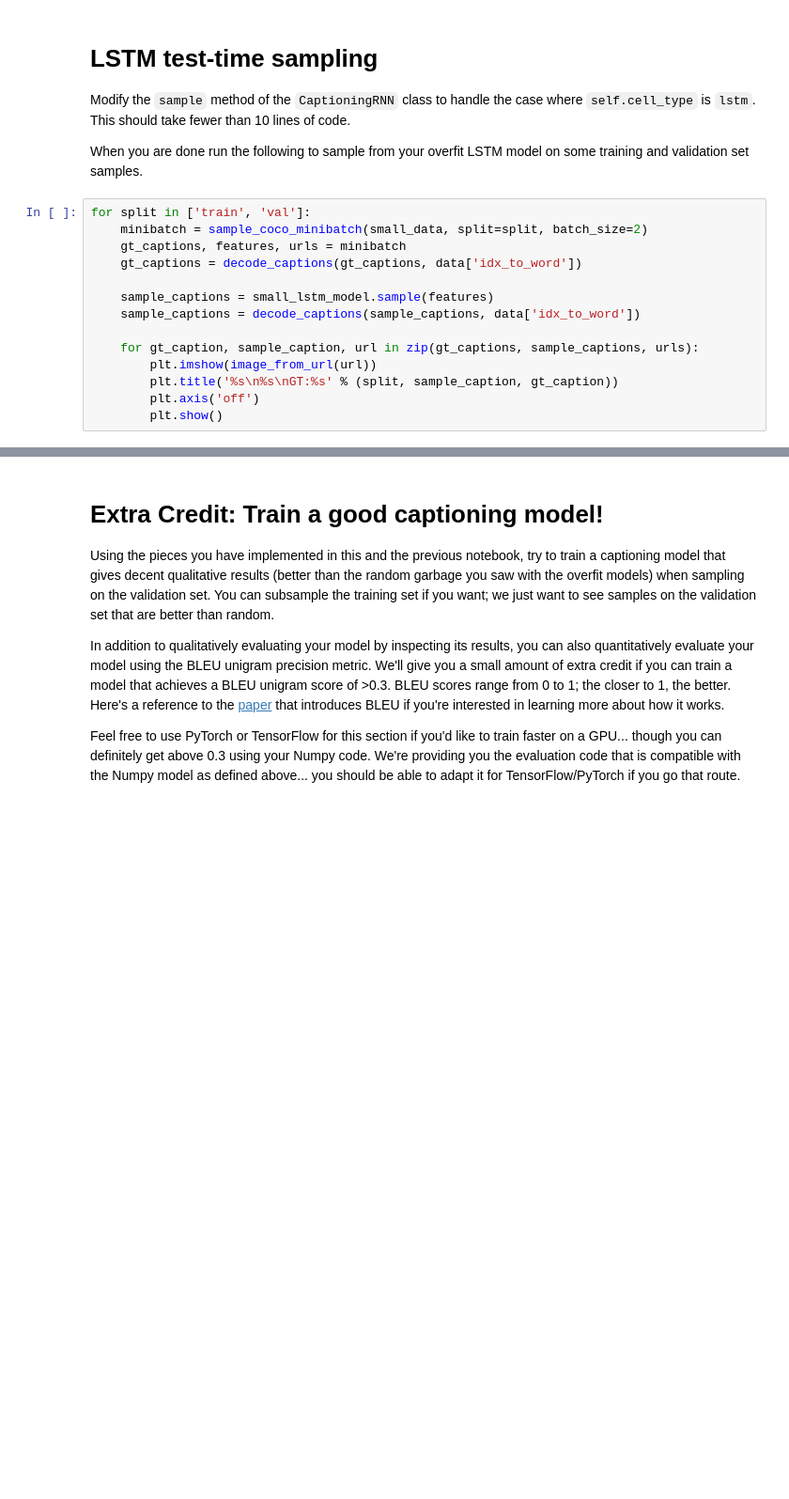
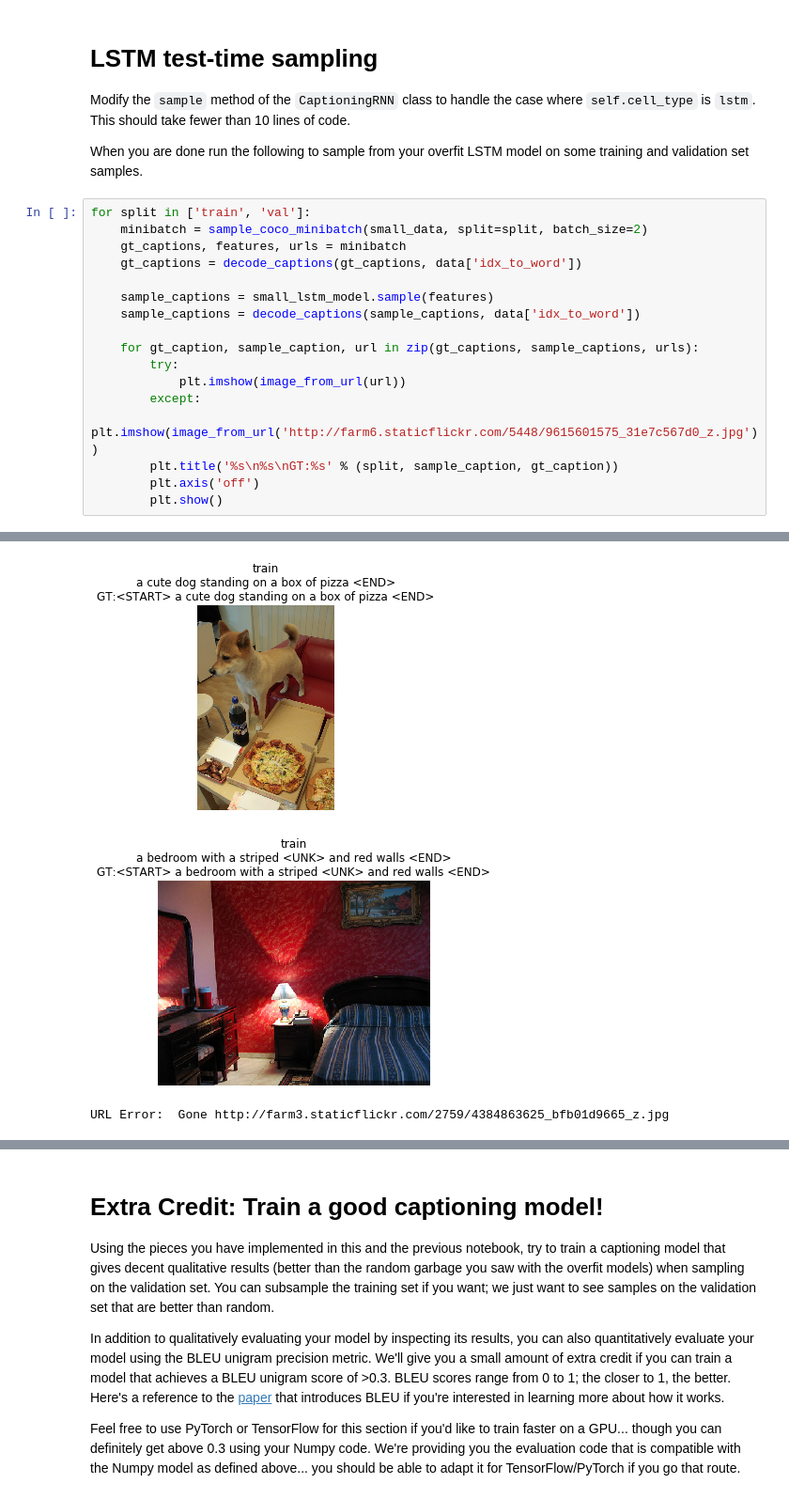
Before and after one commit to bobbychang/stanford-cs231n, a Jupyter notebook: assignment3/LSTM_Captioning.ipynb, the cells around one changed output, grey strips where cells are left out. Shown at 94% size. Cells and saved outputs as stored; diff of their text form; blank space fills up the shorter version.

```diff
--- a/assignment3/LSTM_Captioning.ipynb
+++ b/assignment3/LSTM_Captioning.ipynb
@@ -324,7 +346,11 @@ for split in ['train', 'val']:
     sample_captions = decode_captions(sample_captions, data['idx_to_word'])
 
     for gt_caption, sample_caption, url in zip(gt_captions, sample_captions, urls):
-        plt.imshow(image_from_url(url))
+        try:
+            plt.imshow(image_from_url(url))
+        except:
+            plt.imshow(image_from_url('http://farm6.staticflickr.com/5448/9615601575_31e7c567d0_z.jpg'))
         plt.title('%s\n%s\nGT:%s' % (split, sample_caption, gt_caption))
         plt.axis('off')
         plt.show()
+# %% [output]
@@ -330,0 +376,3 @@ for split in ['train', 'val']:
+[figure, added]
+[figure, added]
+URL Error:  Gone http://farm3.staticflickr.com/2759/4384863625_bfb01d9665_z.jpg
```
Also changed, not shown: parts of 4 cells of this notebook, 2 other files.
